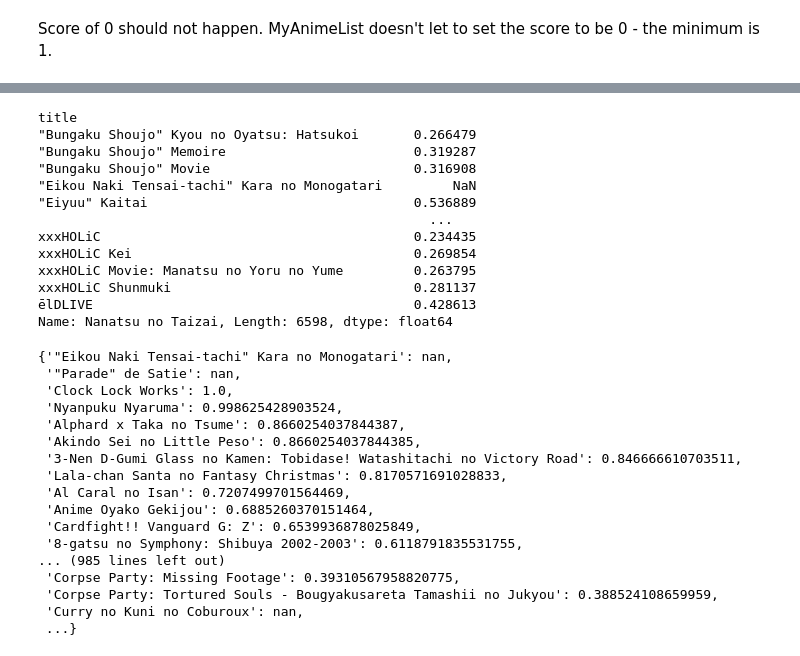
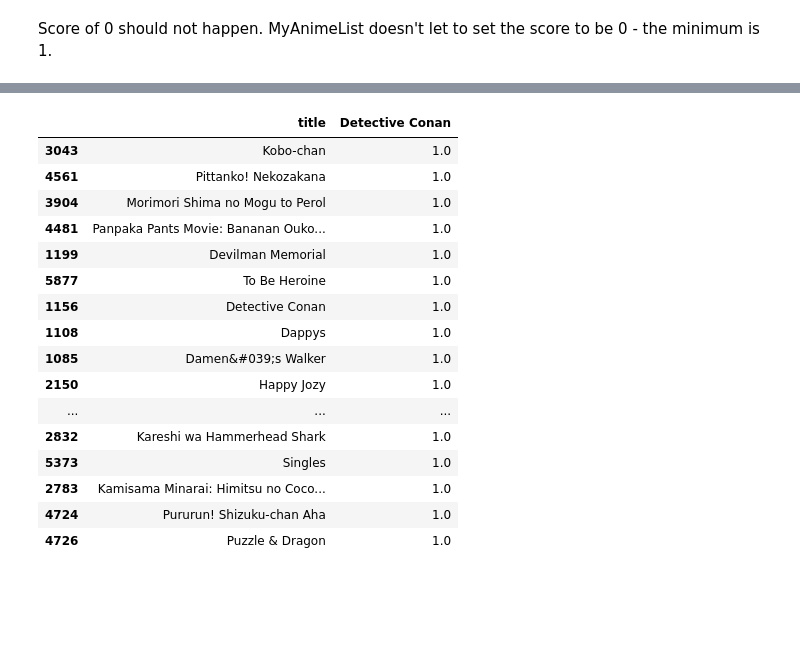
Before and after one commit to HWaiChan/anime-ml, a Jupyter notebook: anime-recommender.ipynb, the cells around one changed output, grey strips where cells are left out. Drawn from its saved outputs; the diff is of its cells as text; code cells hidden in the pictures; blank space fills up the shorter version.

```diff
--- a/data-visualisation.ipynb
+++ b/anime-recommender.ipynb
@@ -309,41 +313,20 @@ anime_correlation_no_0
-# %%
-results_list_no_0 = anime_correlation_no_0["Nanatsu no Taizai"]
-results_list_no_0
-# %% [output]
-title
-"Bungaku Shoujo" Kyou no Oyatsu: Hatsukoi       0.266479
-"Bungaku Shoujo" Memoire                        0.319287
-"Bungaku Shoujo" Movie                          0.316908
-"Eikou Naki Tensai-tachi" Kara no Monogatari         NaN
-"Eiyuu" Kaitai                                  0.536889
-                                                  ...
-xxxHOLiC                                        0.234435
-xxxHOLiC Kei                                    0.269854
-xxxHOLiC Movie: Manatsu no Yoru no Yume         0.263795
-xxxHOLiC Shunmuki                               0.281137
-ēlDLIVE                                         0.428613
-Name: Nanatsu no Taizai, Length: 6598, dtype: float64
-# %%
-
-results_dict_no_0 = results_list_no_0.to_dict()
-
-# Sort by highest score
-dict(sorted(results_dict_no_0.items(), key=lambda item: item[1], reverse=True))
-# %% [output]
-{'"Eikou Naki Tensai-tachi" Kara no Monogatari': nan,
- '"Parade" de Satie': nan,
- 'Clock Lock Works': 1.0,
- 'Nyanpuku Nyaruma': 0.998625428903524,
- 'Alphard x Taka no Tsume': 0.8660254037844387,
- 'Akindo Sei no Little Peso': 0.8660254037844385,
- '3-Nen D-Gumi Glass no Kamen: Tobidase! Watashitachi no Victory Road': 0.846666610703511,
- 'Lala-chan Santa no Fantasy Christmas': 0.8170571691028833,
- 'Al Caral no Isan': 0.7207499701564469,
- 'Anime Oyako Gekijou': 0.6885260370151464,
- 'Cardfight!! Vanguard G: Z': 0.6539936878025849,
- '8-gatsu no Symphony: Shibuya 2002-2003': 0.6118791835531755,
-... (985 lines left out)
- 'Corpse Party: Missing Footage': 0.39310567958820775,
- 'Corpse Party: Tortured Souls - Bougyakusareta Tamashii no Jukyou': 0.388524108659959,
- 'Curry no Kuni no Coburoux': nan,
- ...}
+# %%
+anime_correlation_no_0[["title", "Detective Conan"]].sort_values(by="Detective Conan",ascending=False).head(20)
+# %% [output]
+|  | title | Detective Conan |
+| 3043 | Kobo-chan | 1.0 |
+| 4561 | Pittanko! Nekozakana | 1.0 |
+| 3904 | Morimori Shima no Mogu to Perol | 1.0 |
+| 4481 | Panpaka Pants Movie: Bananan Ouko... | 1.0 |
+| 1199 | Devilman Memorial | 1.0 |
+| 5877 | To Be Heroine | 1.0 |
+| 1156 | Detective Conan | 1.0 |
+| 1108 | Dappys | 1.0 |
+| 1085 | Damen&#039;s Walker | 1.0 |
+| 2150 | Happy Jozy | 1.0 |
+| ... | ... | ... |
+| 2832 | Kareshi wa Hammerhead Shark | 1.0 |
+| 5373 | Singles | 1.0 |
+| 2783 | Kamisama Minarai: Himitsu no Coco... | 1.0 |
+| 4724 | Pururun! Shizuku-chan Aha | 1.0 |
+| 4726 | Puzzle & Dragon | 1.0 |
```
Also changed, not shown: parts of 23 cells of this notebook, 3 other files.
